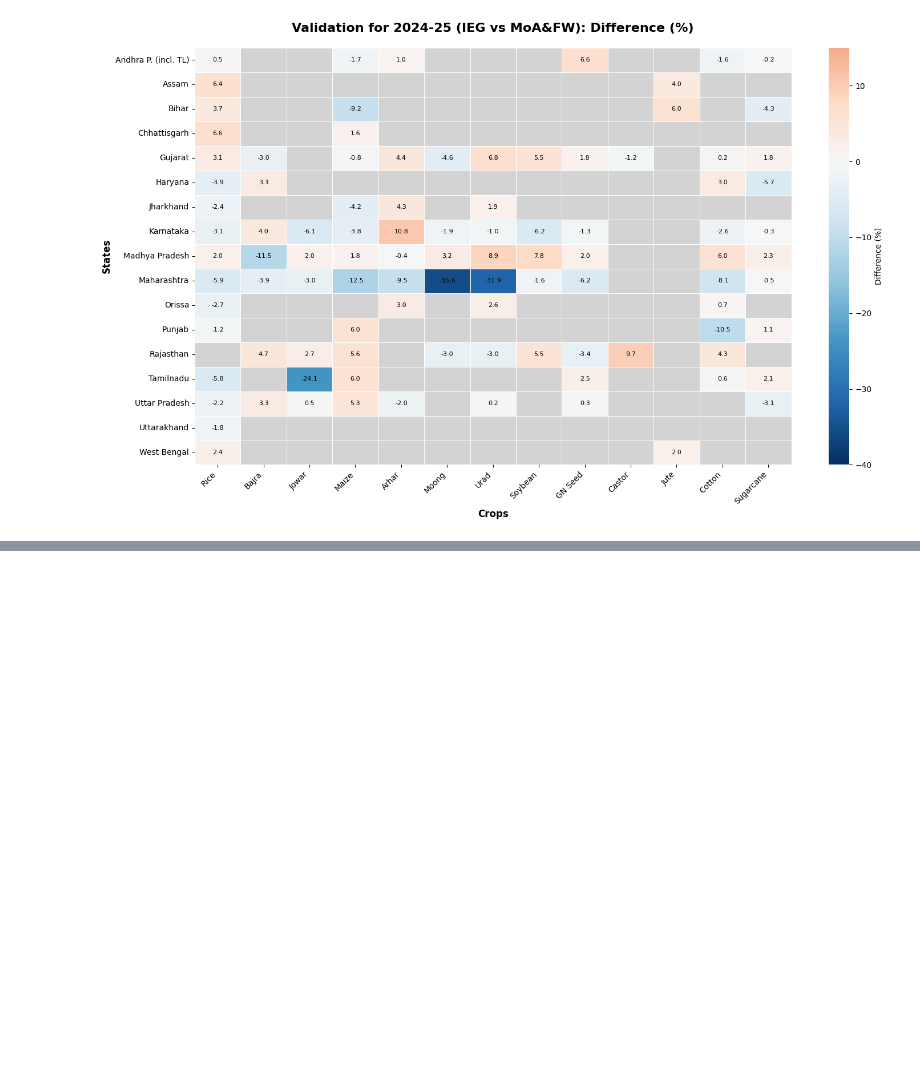
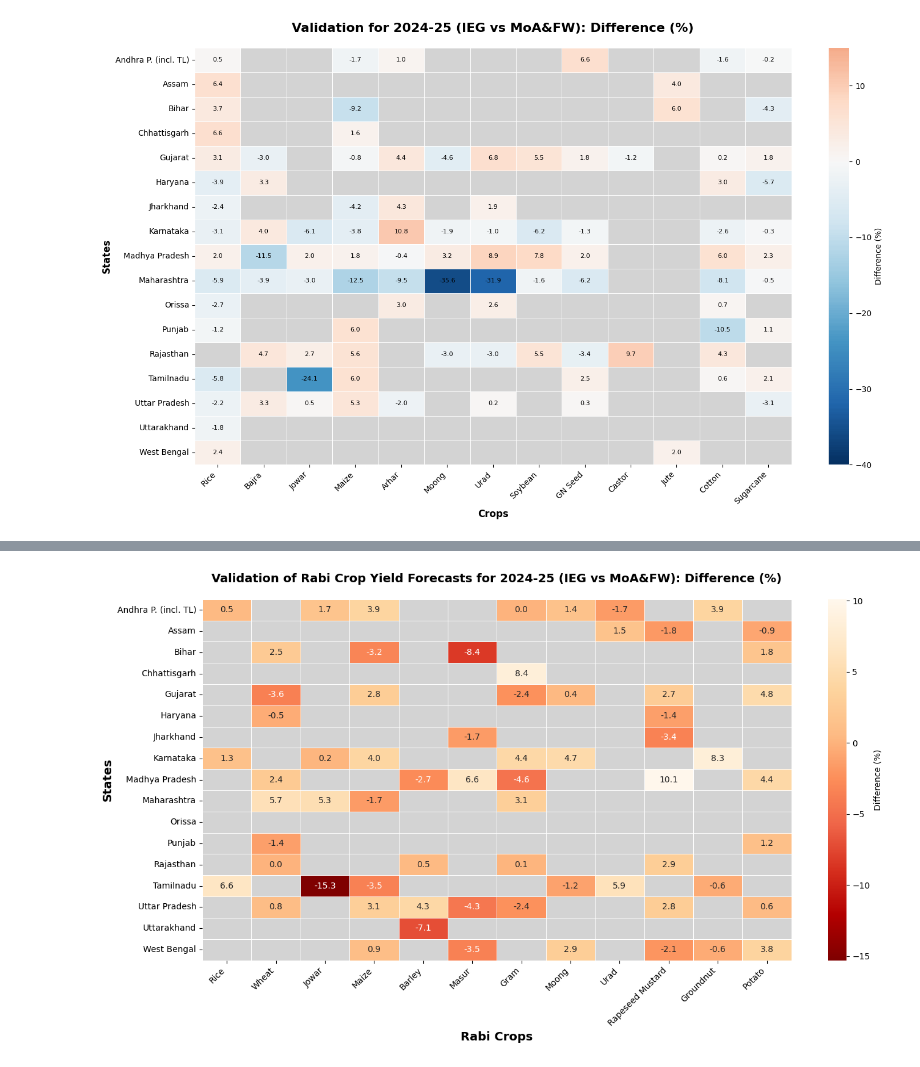
Before and after one commit to RajeshworM/Yield_Modelling_Automation, a Jupyter notebook: %Difference_Table.ipynb, the cells around one changed output, grey strips where cells are left out. Saved outputs shown, nothing was run; the diff lists cells and outputs as text; code cells hidden in the pictures; blank space fills up the shorter version.

```diff
--- a/%Difference_Table.ipynb
+++ b/%Difference_Table.ipynb
@@ -328,0 +441,56 @@ plt.show()
+# %%
+import pandas as pd
+import matplotlib.pyplot as plt
+import seaborn as sns
+import numpy as np
+
+# --- your data ---
+data = {
+    "States": [
+        "Andhra P. (incl. TL)", "Assam", "Bihar", "Chhattisgarh", "Gujarat", "Haryana",
+        "Jharkhand", "Karnataka", "Madhya Pradesh", "Maharashtra", "Orissa", "Punjab",
+        "Rajasthan", "Tamilnadu", "Uttar Pradesh", "Uttarakhand", "West Bengal"
+    ],
+   "Rice" : [0.5, np.nan, np.nan, np.nan, np.nan, np.nan, np.nan, 1.3, np.nan, np.nan, np.nan, np.nan, np.nan, 6.6, np.nan, np.nan, np.nan],
+   "Wheat" : [np.nan, np.nan, 2.5, np.nan, -3.6, -0.5, np.nan, np.nan, 2.4, 5.7, np.nan, -1.4, 0.0, np.nan, 0.8, np.nan, np.nan],
+   "Jowar" : [1.7, np.nan, np.nan, np.nan, np.nan, np.nan, np.nan, 0.2, np.nan, 5.3, np.nan, np.nan, np.nan, -15.3, np.nan, np.nan, np.nan],
+   "Maize" : [3.9, np.nan, -3.2, np.nan, 2.8, np.nan, np.nan, 4, np.nan, -1.7, np.nan, np.nan, np.nan, -3.5, 3.1, np.nan, 0.9],
+   "Barley" : [np.nan, np.nan, np.nan, np.nan, np.nan, np.nan, np.nan, np.nan, -2.7, np.nan, np.nan, np.nan, 0.5, np.nan, 4.3, -7.1, np.nan],
+    "Masur" : [np.nan, np.nan, -8.4, np.nan, np.nan, np.nan, -1.7, np.nan, 6.6, np.nan, np.nan, np.nan, np.nan, np.nan, -4.3, np.nan, -3.5],
+   "Gram" : [0.0, np.nan, np.nan, 8.4, -2.4, np.nan, np.nan, 4.4, -4.6, 3.1, np.nan, np.nan, 0.1, np.nan, -2.4, np.nan, np.nan],
+      "Moong" : [1.4, np.nan, np.nan, np.nan, 0.4, np.nan, np.nan, 4.7, np.nan, np.nan, np.nan, np.nan, np.nan, -1.2, np.nan, np.nan, 2.9],
+   "Urad" : [-1.7, 1.5, np.nan, np.nan, np.nan, np.nan, np.nan, np.nan, np.nan, np.nan, np.nan, np.nan, np.nan, 5.9, np.nan, np.nan, np.nan],
+   "Rapeseed Mustard" : [np.nan, -1.8, np.nan, np.nan, 2.7, -1.4, -3.4, np.nan, 10.1, np.nan, np.nan, np.nan, 2.9, np.nan, 2.8, np.nan, -2.1],
+   "Groundnut" : [3.9, np.nan, np.nan, np.nan, np.nan, np.nan, np.nan, 8.3, np.nan, np.nan, np.nan, np.nan, np.nan, -0.6, np.nan, np.nan, -0.6],
+   "Potato" : [np.nan, -0.9, 1.8, np.nan, 4.8, np.nan, np.nan, np.nan, 4.4, np.nan, np.nan, 1.2, np.nan, np.nan, 0.6, np.nan, 3.8],
+
+}
+df = pd.DataFrame(data).set_index("States")
+
+# --- build heatmap ---
+plt.figure(figsize=(14, 8))
+
+# colormap yellow -> red
+cmap = sns.color_palette("OrRd_r", as_cmap=True)
+cmap.set_bad(color="lightgrey")  # grey for NaN
+
+sns.heatmap(
+    df, annot=True, fmt=".1f", cmap=cmap,
+    cbar_kws={'label': 'Difference (%)'},
+    linewidths=0.5, linecolor='white'   # thin white grid lines
+)
+
+# Titles
+plt.title("Validation of Rabi Crop Yield Forecasts for 2024-25 (IEG vs MoA&FW): Difference (%)",
+          fontsize=14, weight='bold', pad=20)
+
+# Labels
+plt.xlabel("Rabi Crops", fontsize=14, weight='bold')
+plt.ylabel("States", fontsize=14, weight='bold')
+plt.xticks(rotation=45, ha='right')
+plt.yticks(rotation=0)
+
+plt.tight_layout()
+plt.show()
+# %% [output]
+[figure, added]
```
Also changed, not shown: parts of 2 cells of this notebook.
